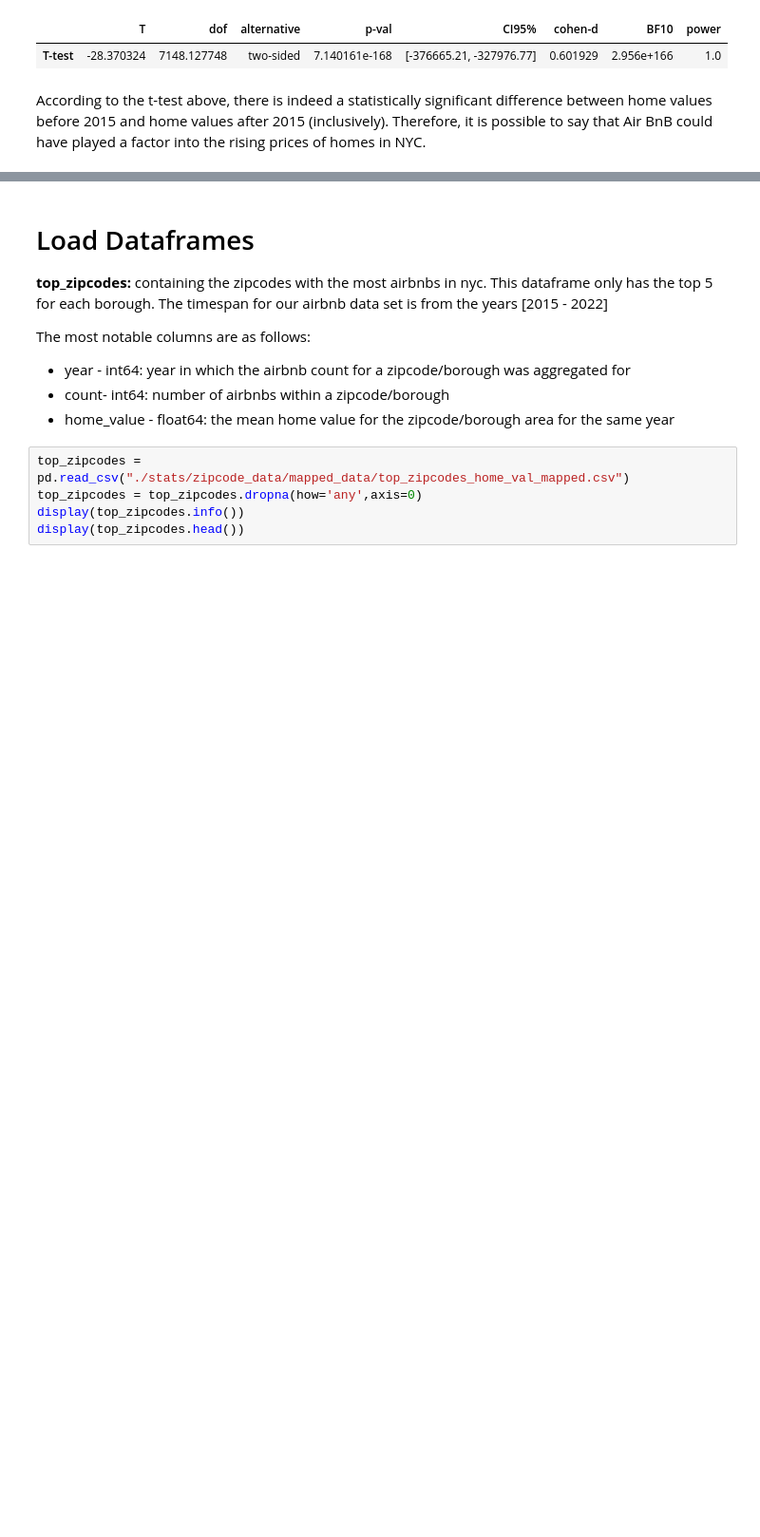
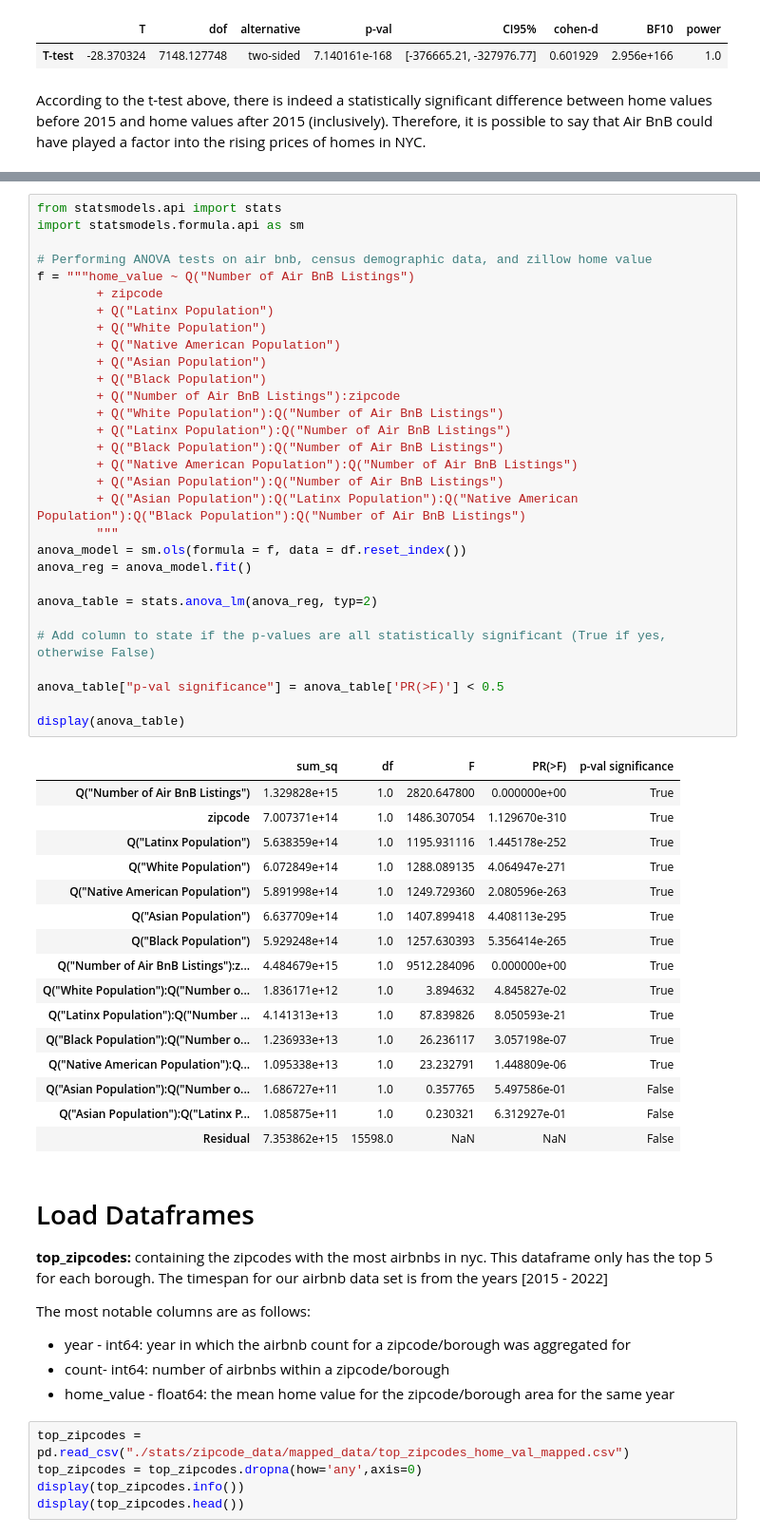
Before and after one commit to hpuma/Airbnb_Rental_Project, a Jupyter notebook: FINAL_EDA_NOTEBOOK.ipynb, the cells around one changed output, grey strips where cells are left out. Shown at 95% size. Cells and saved outputs as stored; diff of their text form; blank space fills up the shorter version.

```diff
--- a/FINAL_EDA_NOTEBOOK.ipynb
+++ b/FINAL_EDA_NOTEBOOK.ipynb
@@ -405,3 +455,50 @@ display(table)
+# %%
+from statsmodels.api import stats
+import statsmodels.formula.api as sm
+
+# Performing ANOVA tests on air bnb, census demographic data, and zillow home value
+f = """home_value ~ Q("Number of Air BnB Listings")
+        + zipcode
+        + Q("Latinx Population")
+        + Q("White Population")
+        + Q("Native American Population")
+        + Q("Asian Population")
+        + Q("Black Population")
+        + Q("Number of Air BnB Listings"):zipcode
+        + Q("White Population"):Q("Number of Air BnB Listings")
+        + Q("Latinx Population"):Q("Number of Air BnB Listings")
+        + Q("Black Population"):Q("Number of Air BnB Listings")
+        + Q("Native American Population"):Q("Number of Air BnB Listings")
+        + Q("Asian Population"):Q("Number of Air BnB Listings")
+        + Q("Asian Population"):Q("Latinx Population"):Q("Native American Population"):Q("Black Population"):Q("Number of Air BnB Listings")
+        """
+anova_model = sm.ols(formula = f, data = df.reset_index())
+anova_reg = anova_model.fit()
+
+anova_table = stats.anova_lm(anova_reg, typ=2)
+
+# Add column to state if the p-values are all statistically significant (True if yes, otherwise False)
+
+anova_table["p-val significance"] = anova_table['PR(>F)'] < 0.5
+
+display(anova_table)
+# %% [output]
+|  | sum_sq | df | F | PR(>F) | p-val significance |
+| Q("Number of Air BnB Listings") | 1.329828e+15 | 1.0 | 2820.647800 | 0.000000e+00 | True |
+| zipcode | 7.007371e+14 | 1.0 | 1486.307054 | 1.129670e-310 | True |
+| Q("Latinx Population") | 5.638359e+14 | 1.0 | 1195.931116 | 1.445178e-252 | True |
+| Q("White Population") | 6.072849e+14 | 1.0 | 1288.089135 | 4.064947e-271 | True |
+| Q("Native American Population") | 5.891998e+14 | 1.0 | 1249.729360 | 2.080596e-263 | True |
+| Q("Asian Population") | 6.637709e+14 | 1.0 | 1407.899418 | 4.408113e-295 | True |
+| Q("Black Population") | 5.929248e+14 | 1.0 | 1257.630393 | 5.356414e-265 | True |
+| Q("Number of Air BnB Listings"):z... | 4.484679e+15 | 1.0 | 9512.284096 | 0.000000e+00 | True |
+| Q("White Population"):Q("Number o... | 1.836171e+12 | 1.0 | 3.894632 | 4.845827e-02 | True |
+| Q("Latinx Population"):Q("Number ... | 4.141313e+13 | 1.0 | 87.839826 | 8.050593e-21 | True |
+| Q("Black Population"):Q("Number o... | 1.236933e+13 | 1.0 | 26.236117 | 3.057198e-07 | True |
+| Q("Native American Population"):Q... | 1.095338e+13 | 1.0 | 23.232791 | 1.448809e-06 | True |
+| Q("Asian Population"):Q("Number o... | 1.686727e+11 | 1.0 | 0.357765 | 5.497586e-01 | False |
+| Q("Asian Population"):Q("Latinx P... | 1.085875e+11 | 1.0 | 0.230321 | 6.312927e-01 | False |
+| Residual | 7.353862e+15 | 15598.0 | NaN | NaN | False |
 # %% [markdown]
 # Load Dataframes
 
```
Also changed, not shown: parts of 20 cells of this notebook, 1 other file.
